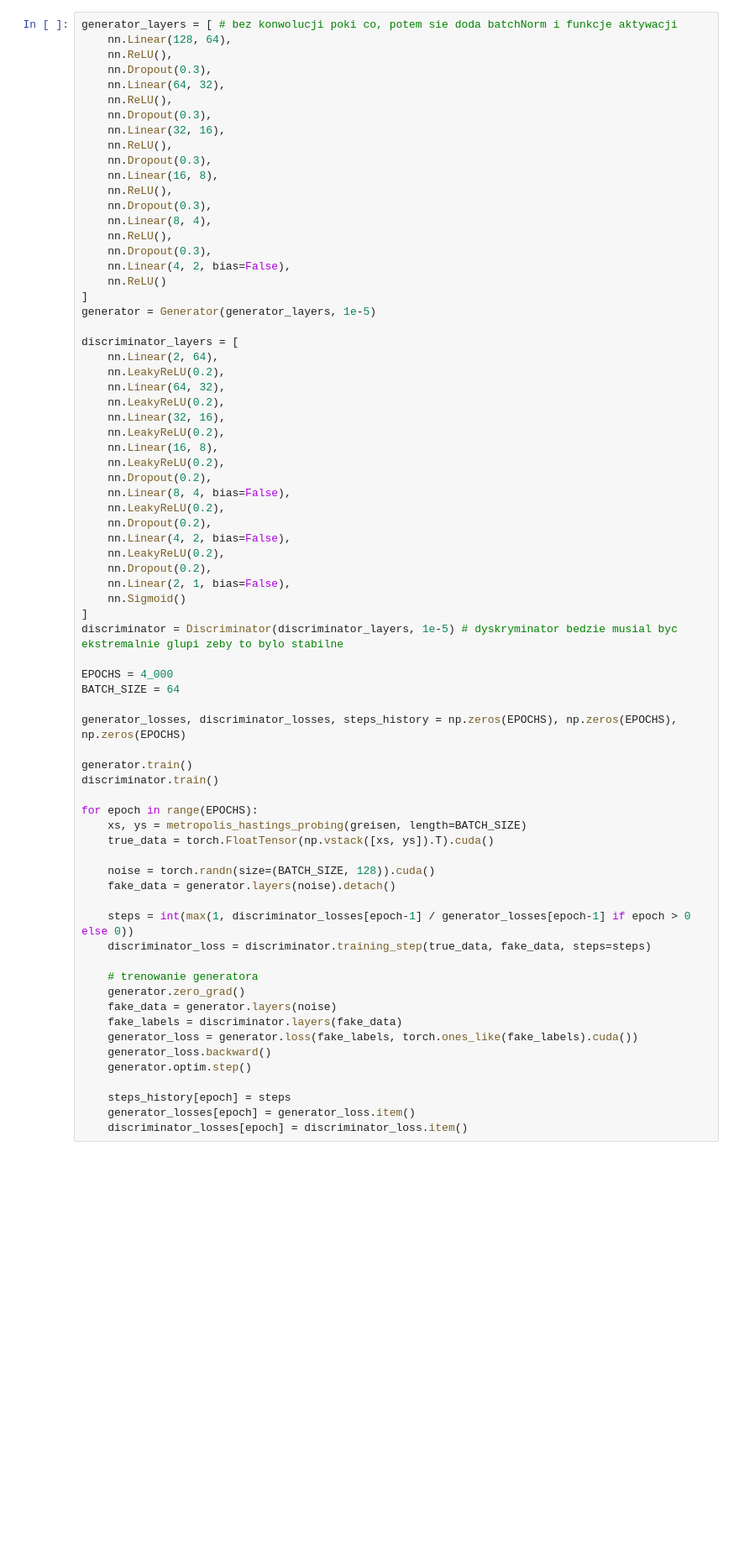
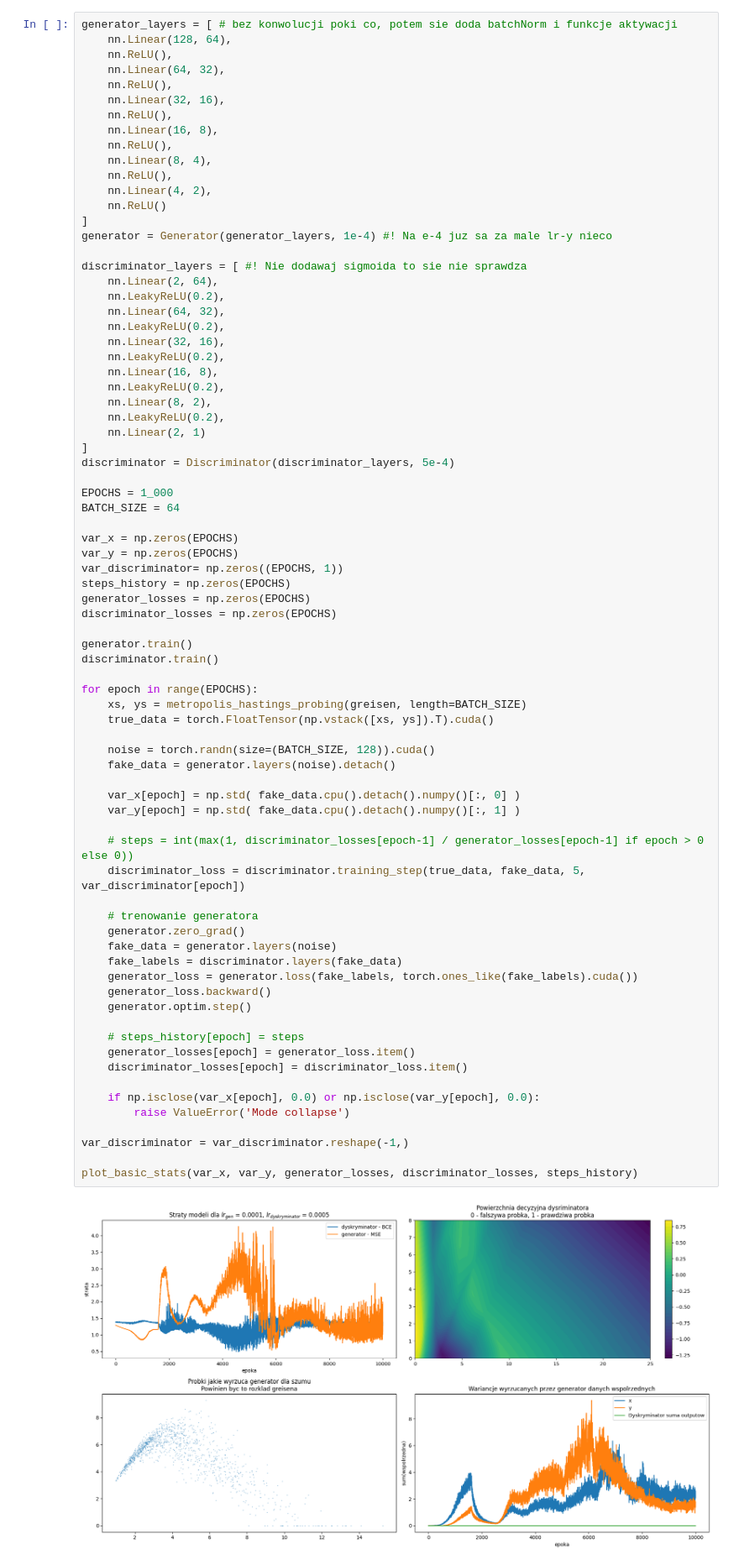
Before and after one commit to kluski777/PraktykiGAN, a Jupyter notebook: GAN.ipynb, the cells around one changed output. Shown: that part at 84% size. Cells and saved outputs as stored; diff of their text form; blank space fills up the shorter version.

```diff
--- a/GAN.ipynb
+++ b/GAN.ipynb
@@ -46,25 +91,20 @@ class Discriminator(nn.Module):
 generator_layers = [ # bez konwolucji poki co, potem sie doda batchNorm i funkcje aktywacji
     nn.Linear(128, 64),
     nn.ReLU(),
-    nn.Dropout(0.3),
     nn.Linear(64, 32),
     nn.ReLU(),
-    nn.Dropout(0.3),
     nn.Linear(32, 16),
     nn.ReLU(),
-    nn.Dropout(0.3),
     nn.Linear(16, 8),
     nn.ReLU(),
-    nn.Dropout(0.3),
     nn.Linear(8, 4),
     nn.ReLU(),
-    nn.Dropout(0.3),
-    nn.Linear(4, 2, bias=False),
+    nn.Linear(4, 2),
     nn.ReLU()
 ]
-generator = Generator(generator_layers, 1e-5)
+generator = Generator(generator_layers, 1e-4) #! Na e-4 juz sa za male lr-y nieco
 
-discriminator_layers = [
+discriminator_layers = [ #! Nie dodawaj sigmoida to sie nie sprawdza
     nn.Linear(2, 64),
     nn.LeakyReLU(0.2),
     nn.Linear(64, 32),
@@ -73,45 +113,56 @@ discriminator_layers = [
     nn.LeakyReLU(0.2),
     nn.Linear(16, 8),
     nn.LeakyReLU(0.2),
-    nn.Dropout(0.2),
-    nn.Linear(8, 4, bias=False),
+    nn.Linear(8, 2),
     nn.LeakyReLU(0.2),
-    nn.Dropout(0.2),
-    nn.Linear(4, 2, bias=False),
-    nn.LeakyReLU(0.2),
-    nn.Dropout(0.2),
-    nn.Linear(2, 1, bias=False),
-    nn.Sigmoid()
+    nn.Linear(2, 1)
 ]
-discriminator = Discriminator(discriminator_layers, 1e-5) # dyskryminator bedzie musial byc ekstremalnie glupi zeby to bylo stabilne
+discriminator = Discriminator(discriminator_layers, 5e-4)
 
-EPOCHS = 4_000
+EPOCHS = 1_000
 BATCH_SIZE = 64
 
-generator_losses, discriminator_losses, steps_history = np.zeros(EPOCHS), np.zeros(EPOCHS), np.zeros(EPOCHS)
+var_x = np.zeros(EPOCHS)
+var_y = np.zeros(EPOCHS)
+var_discriminator= np.zeros((EPOCHS, 1))
+steps_history = np.zeros(EPOCHS)
+generator_losses = np.zeros(EPOCHS)
+discriminator_losses = np.zeros(EPOCHS)
 
 generator.train()
 discriminator.train()
 
 for epoch in range(EPOCHS):
     xs, ys = metropolis_hastings_probing(greisen, length=BATCH_SIZE)
     true_data = torch.FloatTensor(np.vstack([xs, ys]).T).cuda()
 
     noise = torch.randn(size=(BATCH_SIZE, 128)).cuda()
     fake_data = generator.layers(noise).detach()
 
-    steps = int(max(1, discriminator_losses[epoch-1] / generator_losses[epoch-1] if epoch > 0 else 0))
-    discriminator_loss = discriminator.training_step(true_data, fake_data, steps=steps)
+    var_x[epoch] = np.std( fake_data.cpu().detach().numpy()[:, 0] )
+    var_y[epoch] = np.std( fake_data.cpu().detach().numpy()[:, 1] )
+
+    # steps = int(max(1, discriminator_losses[epoch-1] / generator_losses[epoch-1] if epoch > 0 else 0))
+    discriminator_loss = discriminator.training_step(true_data, fake_data, 5, var_discriminator[epoch])
 
     # trenowanie generatora
     generator.zero_grad()
     fake_data = generator.layers(noise)
     fake_labels = discriminator.layers(fake_data)
     generator_loss = generator.loss(fake_labels, torch.ones_like(fake_labels).cuda())
     generator_loss.backward()
     generator.optim.step()
 
-    steps_history[epoch] = steps
+    # steps_history[epoch] = steps
     generator_losses[epoch] = generator_loss.item()
     discriminator_losses[epoch] = discriminator_loss.item()
+
+    if np.isclose(var_x[epoch], 0.0) or np.isclose(var_y[epoch], 0.0):
+        raise ValueError('Mode collapse')
+
+var_discriminator = var_discriminator.reshape(-1,)
+
+plot_basic_stats(var_x, var_y, generator_losses, discriminator_losses, steps_history)
+# %% [output]
+[figure, added]
 # %%
```
Also changed, not shown: parts of 4 cells of this notebook, 1 other file.
